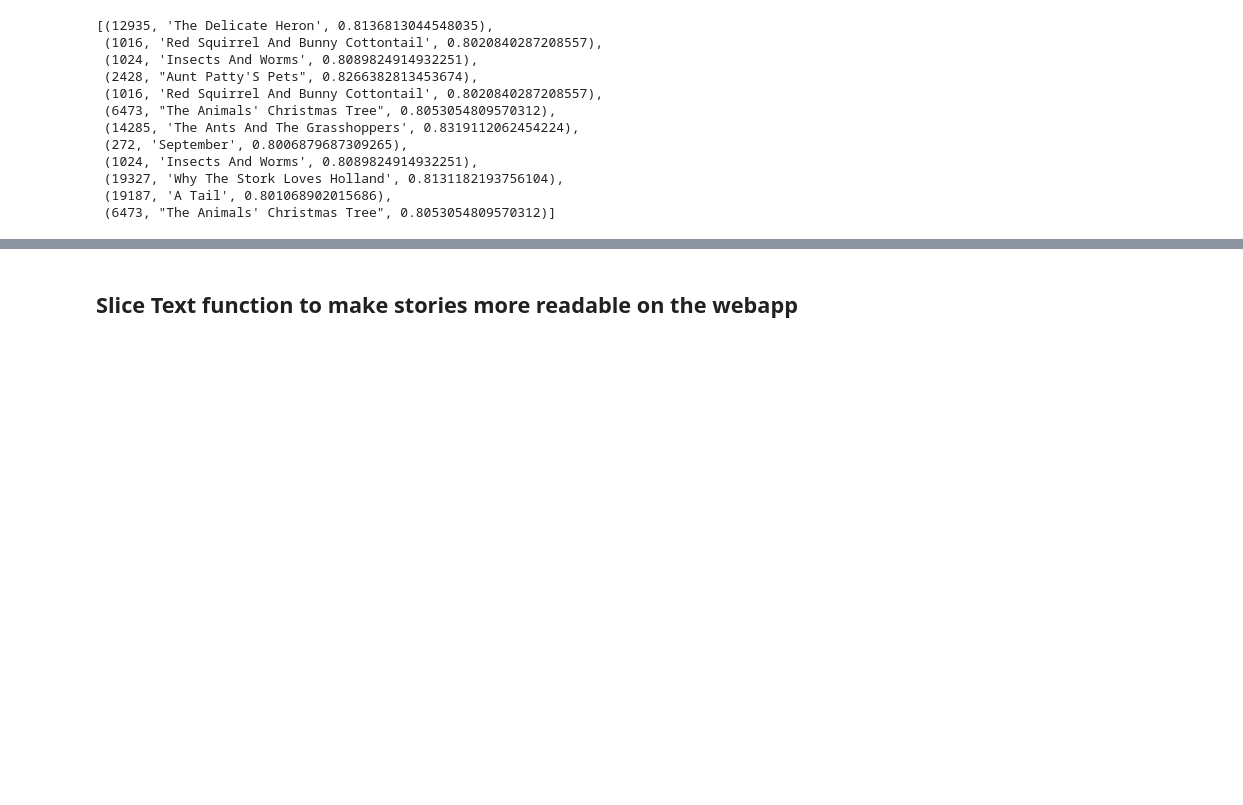
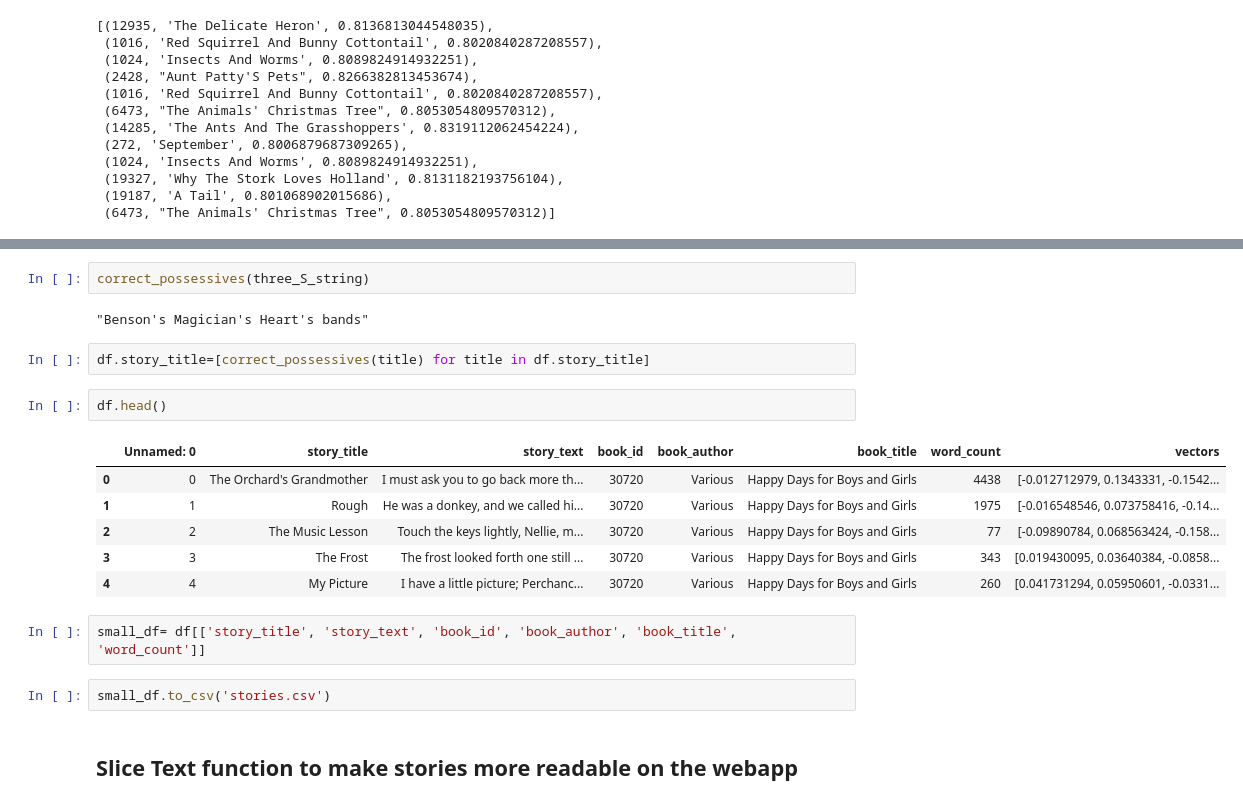
Before and after one commit to freeebooksdotcom/story_project, a Jupyter notebook: modeling_entire_dataset_designing_frontend_functions.ipynb, the cells around one changed output, grey strips where cells are left out. Drawn from its saved outputs; the diff is of its cells as text; blank space fills up the shorter version.

```diff
--- a/modeling_entire_dataset_designing_frontend_functions.ipynb
+++ b/modeling_entire_dataset_designing_frontend_functions.ipynb
@@ -234,3 +266,22 @@ sample_results(query('A grasshopper begs ants for food after summer.'))
+# %%
+correct_possessives(three_S_string)
+# %% [output]
+"Benson's Magician's Heart's bands"
+# %%
+df.story_title=[correct_possessives(title) for title in df.story_title]
+# %%
+df.head()
+# %% [output]
+|  | Unnamed: 0 | story_title | story_text | book_id | book_author | book_title | word_count | vectors |
+| 0 | 0 | The Orchard's Grandmother | I must ask you to go back more th... | 30720 | Various | Happy Days for Boys and Girls | 4438 | [-0.012712979, 0.1343331, -0.1542... |
+| 1 | 1 | Rough | He was a donkey, and we called hi... | 30720 | Various | Happy Days for Boys and Girls | 1975 | [-0.016548546, 0.073758416, -0.14... |
+| 2 | 2 | The Music Lesson | Touch the keys lightly, Nellie, m... | 30720 | Various | Happy Days for Boys and Girls | 77 | [-0.09890784, 0.068563424, -0.158... |
+| 3 | 3 | The Frost | The frost looked forth one still ... | 30720 | Various | Happy Days for Boys and Girls | 343 | [0.019430095, 0.03640384, -0.0858... |
+| 4 | 4 | My Picture | I have a little picture; Perchanc... | 30720 | Various | Happy Days for Boys and Girls | 260 | [0.041731294, 0.05950601, -0.0331... |
+# %%
+small_df= df[['story_title', 'story_text', 'book_id', 'book_author', 'book_title', 'word_count']]
+# %%
+small_df.to_csv('stories.csv')
 # %% [markdown]
 ## Slice Text function to make stories more readable on the webapp
 # %% [markdown]
```
Also changed, not shown: parts of 15 cells of this notebook.
